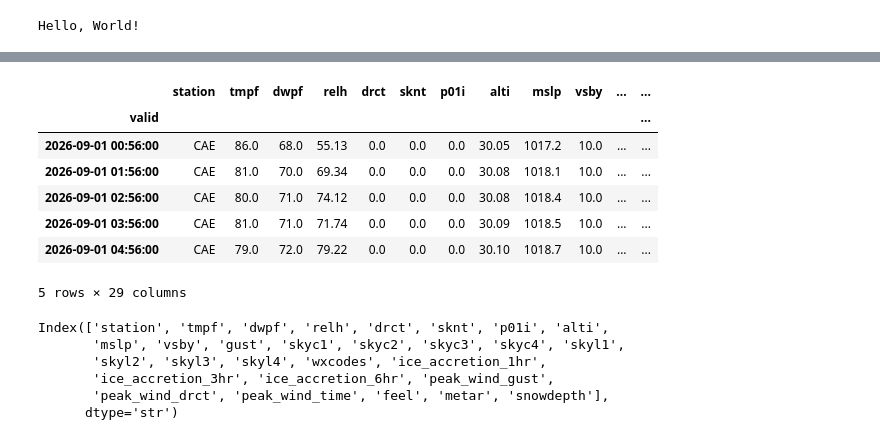
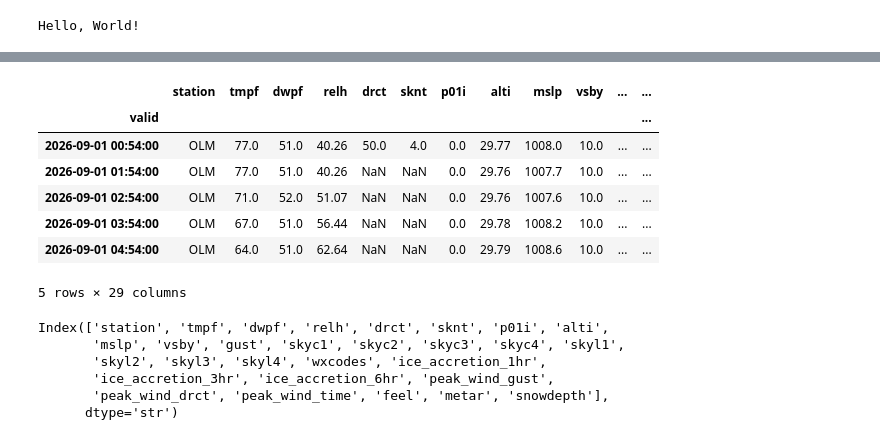
Before and after one commit to marositesUSC/wx-and-climate, a Jupyter notebook: NWS_Data.ipynb, the cells around one changed output, grey strips where cells are left out. Cells and saved outputs as stored; diff of their text form; code cells hidden in the pictures.

```diff
--- a/NWS_Data.ipynb
+++ b/NWS_Data.ipynb
@@ -78,7 +78,8 @@ def download_daily_data(station_id, start_date, end_date):
 
     # URL for the IEM ASOS data
     url = (f"https://mesonet.agron.iastate.edu/cgi-bin/request/daily.py?"
-           f"network=SC_ASOS&stations={station_id}&"
+           f"network=WA_ASOS&"
+           f"stations={station_id}&"
            f"year1={start_date.year}&month1={start_date.month}&day1={start_date.day}&"
            f"year2={end_date.year}&month2={end_date.month}&day2={end_date.day}&"
            f"na=M&format=csv")
@@ -110,7 +111,7 @@ def download_daily_data(station_id, start_date, end_date):
         return None
 # %%
 # establish params for api
-station = 'CAE'  # CAE - Columbia Metropolitan Airport, SC and CUB - Jim Hamilton Owens Airport off of Rosewood.
+station = 'OLM'  # CAE - Columbia Metropolitan Airport, SC and CUB - Jim Hamilton Owens Airport off of Rosewood.
 start = dt.datetime(2026, 9, 1)
 end = dt.datetime(2026, 9, 7)
 
@@ -130,10 +131,10 @@ Successfully downloaded 1884 observations for CAE.
 |  | station | tmpf | dwpf | relh | drct | sknt | p01i | alti | mslp | vsby | ... | ... |
 | valid |  |  |  |  |  |  |  |  |  |  |  | ... |
-| 2026-09-01 00:56:00 | CAE | 86.0 | 68.0 | 55.13 | 0.0 | 0.0 | 0.0 | 30.05 | 1017.2 | 10.0 | ... | ... |
-| 2026-09-01 01:56:00 | CAE | 81.0 | 70.0 | 69.34 | 0.0 | 0.0 | 0.0 | 30.08 | 1018.1 | 10.0 | ... | ... |
-| 2026-09-01 02:56:00 | CAE | 80.0 | 71.0 | 74.12 | 0.0 | 0.0 | 0.0 | 30.08 | 1018.4 | 10.0 | ... | ... |
-| 2026-09-01 03:56:00 | CAE | 81.0 | 71.0 | 71.74 | 0.0 | 0.0 | 0.0 | 30.09 | 1018.5 | 10.0 | ... | ... |
-| 2026-09-01 04:56:00 | CAE | 79.0 | 72.0 | 79.22 | 0.0 | 0.0 | 0.0 | 30.10 | 1018.7 | 10.0 | ... | ... |
+| 2026-09-01 00:54:00 | OLM | 77.0 | 51.0 | 40.26 | 50.0 | 4.0 | 0.0 | 29.77 | 1008.0 | 10.0 | ... | ... |
+| 2026-09-01 01:54:00 | OLM | 77.0 | 51.0 | 40.26 | NaN | NaN | 0.0 | 29.76 | 1007.7 | 10.0 | ... | ... |
+| 2026-09-01 02:54:00 | OLM | 71.0 | 52.0 | 51.07 | NaN | NaN | 0.0 | 29.76 | 1007.6 | 10.0 | ... | ... |
+| 2026-09-01 03:54:00 | OLM | 67.0 | 51.0 | 56.44 | NaN | NaN | 0.0 | 29.78 | 1008.2 | 10.0 | ... | ... |
+| 2026-09-01 04:54:00 | OLM | 64.0 | 51.0 | 62.64 | NaN | NaN | 0.0 | 29.79 | 1008.6 | 10.0 | ... | ... |
 5 rows × 29 columns
 # %%
 hourly_df.columns
```
Also changed, not shown: parts of 2 cells of this notebook, 2 other files.
